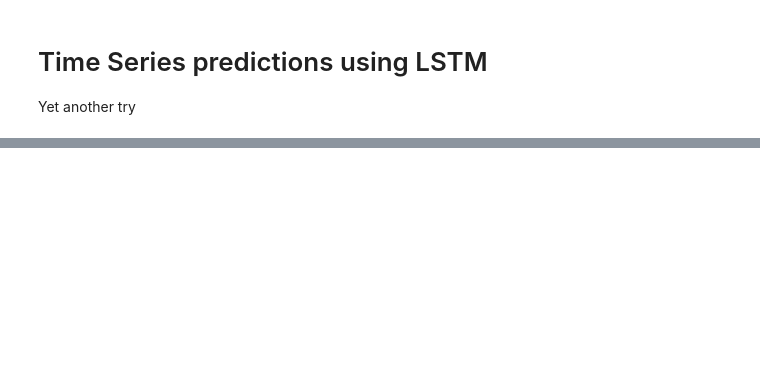
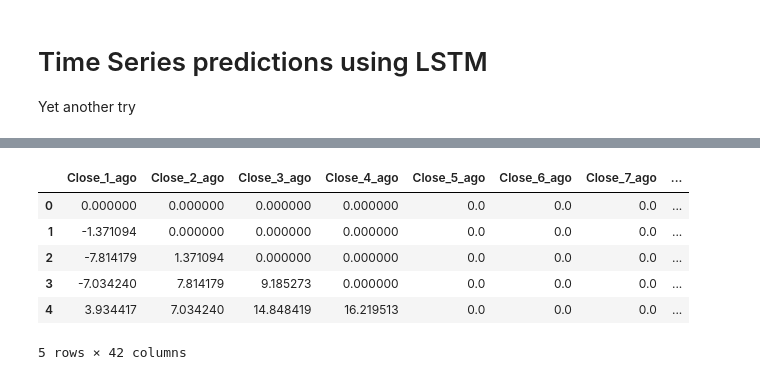
Before and after one commit to SomeoneSerge/vsu-dm, a Jupyter notebook: vsu_ts_3.ipynb, the cells around one changed output, grey strips where cells are left out. Saved outputs shown, nothing was run; the diff lists cells and outputs as text; code cells hidden in the pictures; blank space fills up the shorter version.

```diff
--- a/vsu_ts_3.ipynb
+++ b/vsu_ts_3.ipynb
@@ -36,33 +44,42 @@ df.head()
 # %%
 def build_corpus(df, wnd_in=WINDOW_IN, wnd_out=WINDOW_OUT):
     df = df.drop('Date', axis=1)
-    df = df.div(df.max())
+    # df = df.div(df.max())
 
     X, X_columns = [], []
 
-    X += [df.Open.shift(k) for k in range(wnd_in + 1)]
-    X_columns += ['Open_%s_ago' % k for k in range(wnd_in + 1)]
-    X += [df.Low.shift(1+k) for k in range(wnd_in)]
-    X_columns += ['Low_%s_ago' % (1+k) for k in range(wnd_in)]
-    X += [df.High.shift(1+k) for k in range(wnd_in)]
-    X_columns += ['High_%s_ago' % (1+k) for k in range(wnd_in)]
+    lb = range(1, wnd_in+1)
+    X += [df.Close.shift(k) for k in lb]
+    X_columns += ['Close_%s_ago' % k for k in lb]
+    X += [df.Low.shift(k) for k in lb]
+    X_columns += ['Low_%s_ago' % k for k in lb]
+    X += [df.High.shift(k) for k in lb]
+    X_columns += ['High_%s_ago' % k for k in lb]
 
     X = pd.concat(X, axis=1)
     X.columns = X_columns
 
-    X.loc[:, X_columns] = X.loc[:, X_columns].sub(X.Open_0_ago, axis='rows')
-    X.Open_0_ago = df.Open.diff()
+    X.loc[:, X_columns] = X.loc[:, X_columns].sub(X.Close_1_ago, axis='rows')
+    X.Close_1_ago = df.Close - df.Close.shift(1)
     X = X.fillna(0)
-    # Let's try without .diff()
 
-    y = pd.concat([df.Close.shift(k) for k in range(wnd_out)], axis=1)
+    lf = range(wnd_out)
+    y = pd.concat([df.Close.shift(-k) for k in lf], axis=1)
     y = y.sub(df.Open, axis='rows')
     y = y.fillna(0)
-    y.columns = ['Close_%s' % (k) for k in range(wnd_out)]
+    y.columns = ['Next_%s' % k for k in lf]
     return X, y
 # %%
 X, y = build_corpus(df)
 # %%
-X.tail()
+X.head()
+# %% [output]
+|  | Close_1_ago | Close_2_ago | Close_3_ago | Close_4_ago | Close_5_ago | Close_6_ago | Close_7_ago | ... |
+| 0 | 0.000000 | 0.000000 | 0.000000 | 0.000000 | 0.0 | 0.0 | 0.0 | ... |
+| 1 | -1.371094 | 0.000000 | 0.000000 | 0.000000 | 0.0 | 0.0 | 0.0 | ... |
+| 2 | -7.814179 | 1.371094 | 0.000000 | 0.000000 | 0.0 | 0.0 | 0.0 | ... |
+| 3 | -7.034240 | 7.814179 | 9.185273 | 0.000000 | 0.0 | 0.0 | 0.0 | ... |
+| 4 | 3.934417 | 7.034240 | 14.848419 | 16.219513 | 0.0 | 0.0 | 0.0 | ... |
+5 rows × 42 columns
 # %%
 y.head()
```
Also changed, not shown: parts of 11 cells of this notebook.
